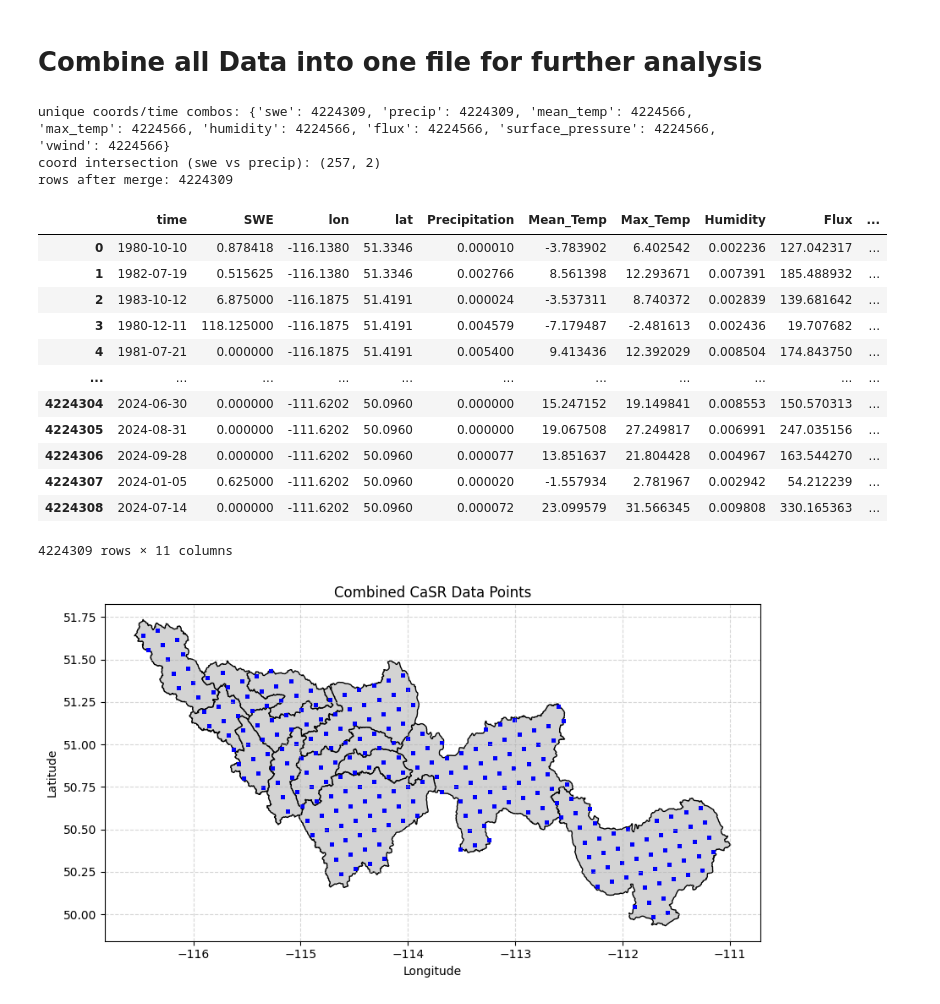
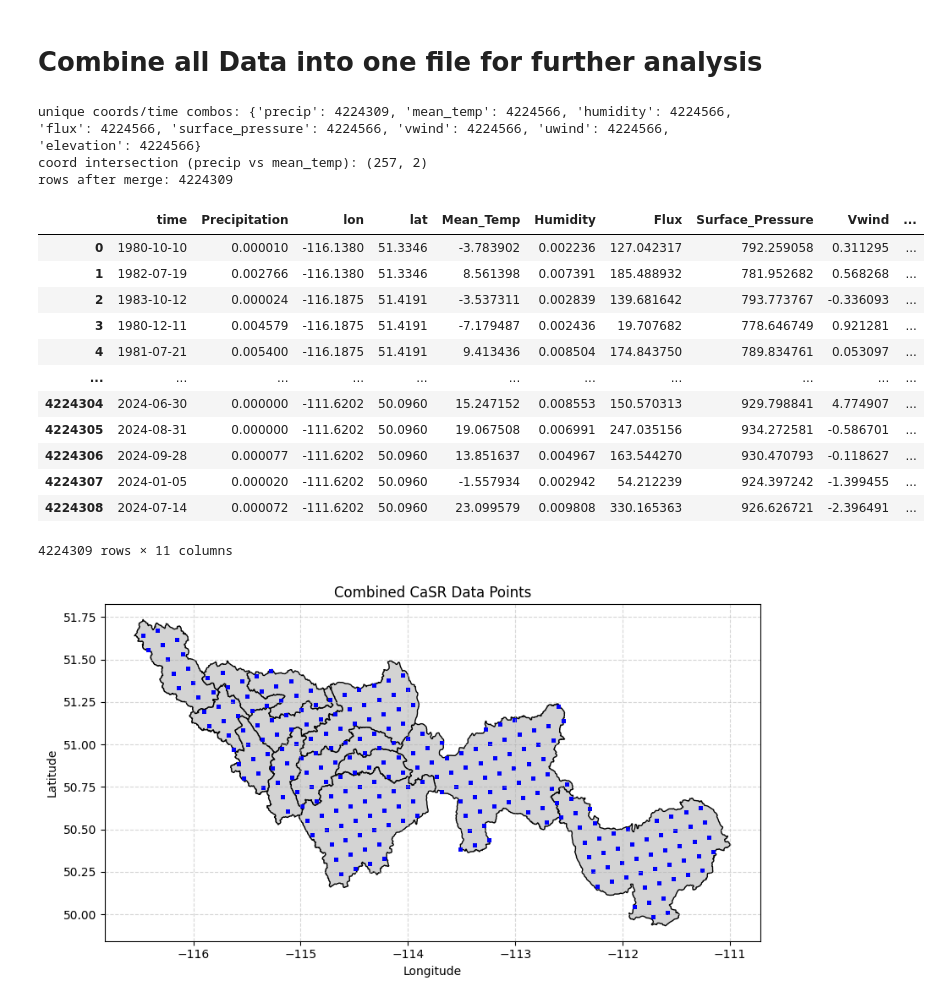
Before and after one commit to Nadiesenali/snowdroughtindex-main, a Jupyter notebook: notebooks/workflows/0.3_CaSR_data_preparation.ipynb, the cells around one changed output. Drawn from its saved outputs; the diff is of its cells as text; code cells hidden in the pictures.

```diff
--- a/notebooks/workflows/0.3_CaSR_data_preparation.ipynb
+++ b/notebooks/workflows/0.3_CaSR_data_preparation.ipynb
@@ -53,6 +53,9 @@ config = {
     'casr_flux_input_dir': project_root / 'data' / 'input_data' / 'CaSR_solar_flux',
     'casr_surface_pressure_input_dir': project_root / 'data' / 'input_data' / 'CaSR_surface_pressure',
     'casr_vwind_input_dir': project_root / 'data' / 'input_data' / 'CaSR_Vwind',
+    'casr_uwind_input_dir': project_root / 'data' / 'input_data' / 'CaSR_Uwind',
+    'casr_IRrad_input_dir': project_root / 'data' / 'input_data' / 'CaSR_IR_rad',
+    'casr_Gheight_input_dir': project_root / 'data' / 'input_data' / 'CaSR_Gheight',
     'shapefile_dir': project_root / 'data' / 'input_data' / 'shapefiles'/'BowRiverBasin'/'Bow_elevation_combined.shp',
     'combined_casr_dir': project_root / 'data' / 'output_data' / 'combined_casr'/'1980_2024',
     'elevation_windows_dir': project_root / 'data' / 'output_data' / 'elevation'/'1980_2024',
@@ -429,75 +531,75 @@ plt.show()
 # %% [markdown]
 # Combine all Data into one file for further analysis
 # %%
-swe_data = pd.read_csv(config['casr_SWE_input_dir'] / 'bow_swe_data_combined.csv')
 precip_data = pd.read_csv(config['casr_P_input_dir'] / 'bow_precip_data_combined.csv')
 mean_temp_data = pd.read_csv(config['casr_temp_input_dir'] / 'bow_temp_data_combined.csv')
-max_temp_data = pd.read_csv(config['casr_temp_input_dir'] / 'bow_max_temp_data_combined.csv')
 humidity_data = pd.read_csv(config['casr_humidity_input_dir'] / 'bow_humidity_data_combined.csv')
 flux_data = pd.read_csv(config['casr_flux_input_dir'] / 'bow_flux_data_combined.csv')
 surface_pressure_data = pd.read_csv(config['casr_surface_pressure_input_dir'] / 'bow_surface_pressure_data_combined.csv')
 vwind_data = pd.read_csv(config['casr_vwind_input_dir'] / 'bow_vwind_data_combined.csv')
+uwind_data = pd.read_csv(config['casr_uwind_input_dir'] / 'bow_uwind_data_combined.csv')
+elevation_data = pd.read_csv(config['casr_Gheight_input_dir'] / 'bow_Gheight_data_combined.csv')
 # %%
 # Prepare and merge multiple DataFrames on ['time','lon','lat'] sequentially.
 # Make sure time columns have consistent dtype and avoid duplicate measurement column names.
 
 # normalize time to daily (midnight) and coords to -180..180 rounded
-for df in [swe_data, precip_data, mean_temp_data, max_temp_data, humidity_data, flux_data, surface_pressure_data, vwind_data]:
+for df in [ precip_data, mean_temp_data, humidity_data, flux_data, surface_pressure_data, vwind_data, uwind_data, elevation_data]:
     df['time'] = pd.to_datetime(df['time']).dt.normalize()       # same datetime (midnight) for daily alignment
     df['lon']  = ((df['lon'] + 180) % 360) - 180
     df['lon']  = df['lon'].round(4)                              # choose precision that matches grid
     df['lat']  = df['lat'].round(4)
 
 # rename measurement columns
-swe_data   = swe_data.rename(columns={'CaSR_v3.1_P_SWE_LAND': 'SWE'})
 precip_data= precip_data.rename(columns={'CaSR_v3.1_A_PR24_SFC': 'Precipitation'})
 mean_temp  = mean_temp_data.rename(columns={'CaSR_v3.1_P_TT_1.5m': 'Mean_Temp'})
-max_temp   = max_temp_data.rename(columns={'CaSR_v3.1_P_TT_1.5m': 'Max_Temp'})
 humidity   = humidity_data.rename(columns={'CaSR_v3.1_P_HU_1.5m': 'Humidity'})
 flux       = flux_data.rename(columns={'CaSR_v3.1_P_FB_SFC': 'Flux'})
 surface_pressure = surface_pressure_data.rename(columns={'CaSR_v3.1_P_P0_SFC': 'Surface_Pressure'})
 vwind      = vwind_data.rename(columns={'CaSR_v3.1_P_VV_10m': 'Vwind'})
+uwind      = uwind_data.rename(columns={'CaSR_v3.1_P_UU_10m': 'Uwind'})
+elevation  = elevation_data.rename(columns={'CaSR_v3.1_P_GZ_SFC': 'Elevation'})
 
 # drop non-key columns that aren't needed for the merge (include surface_pressure)
-for df in [swe_data, precip_data, mean_temp, max_temp, humidity, flux, surface_pressure, vwind]:
+for df in [precip_data, mean_temp, humidity, flux, surface_pressure, vwind, uwind, elevation]:
     for c in ['geometry', 'rlat', 'rlon', 'rotated_pole']:
         if c in df.columns:
             df.drop(columns=c, inplace=True)
 
 # quick diagnostic before merging
-names = ['swe','precip','mean_temp','max_temp','humidity','flux','surface_pressure','vwind']
-dfs_for_diag = [swe_data, precip_data, mean_temp, max_temp, humidity, flux, surface_pressure, vwind]
+names = ['precip','mean_temp','humidity','flux','surface_pressure','vwind','uwind','elevation']
+dfs_for_diag = [precip_data, mean_temp, humidity, flux, surface_pressure, vwind, uwind, elevation]
 print("unique coords/time combos:",
       {name: df[['time','lat','lon']].drop_duplicates().shape[0]
        for name, df in zip(names, dfs_for_diag)})
-print("coord intersection (swe vs precip):",
-      pd.merge(swe_data[['lat','lon']].drop_duplicates(), precip_data[['lat','lon']].drop_duplicates(),
+print("coord intersection (precip vs mean_temp):",
+      pd.merge(precip_data[['lat','lon']].drop_duplicates(), mean_temp[['lat','lon']].drop_duplicates(),
                on=['lat','lon']).shape)
 
 # sequential inner merge (include surface_pressure)
-dfs = [swe_data, precip_data, mean_temp, max_temp, humidity, flux, surface_pressure, vwind]
+dfs = [precip_data, mean_temp, humidity, flux, surface_pressure, vwind, uwind, elevation]
 combined_data = dfs[0]
 for df in dfs[1:]:
     combined_data = pd.merge(combined_data, df, on=['time','lon','lat'], how='inner')
 
 print("rows after merge:", len(combined_data))
 display(combined_data)
 # %% [output]
-unique coords/time combos: {'swe': 4224309, 'precip': 4224309, 'mean_temp': 4224566, 'max_temp': 4224566, 'humidity': 4224566, 'flux': 4224566, 'surface_pressure': 4224566, 'vwind': 4224566}
-coord intersection (swe vs precip): (257, 2)
+unique coords/time combos: {'precip': 4224309, 'mean_temp': 4224566, 'humidity': 4224566, 'flux': 4224566, 'surface_pressure': 4224566, 'vwind': 4224566, 'uwind': 4224566, 'elevation': 4224566}
+coord intersection (precip vs mean_temp): (257, 2)
 rows after merge: 4224309
-|  | time | SWE | lon | lat | Precipitation | Mean_Temp | Max_Temp | Humidity | Flux | ... |
-| 0 | 1980-10-10 | 0.878418 | -116.1380 | 51.3346 | 0.000010 | -3.783902 | 6.402542 | 0.002236 | 127.042317 | ... |
-| 1 | 1982-07-19 | 0.515625 | -116.1380 | 51.3346 | 0.002766 | 8.561398 | 12.293671 | 0.007391 | 185.488932 | ... |
-| 2 | 1983-10-12 | 6.875000 | -116.1875 | 51.4191 | 0.000024 | -3.537311 | 8.740372 | 0.002839 | 139.681642 | ... |
-| 3 | 1980-12-11 | 118.125000 | -116.1875 | 51.4191 | 0.004579 | -7.179487 | -2.481613 | 0.002436 | 19.707682 | ... |
-| 4 | 1981-07-21 | 0.000000 | -116.1875 | 51.4191 | 0.005400 | 9.413436 | 12.392029 | 0.008504 | 174.843750 | ... |
+|  | time | Precipitation | lon | lat | Mean_Temp | Humidity | Flux | Surface_Pressure | Vwind | ... |
+| 0 | 1980-10-10 | 0.000010 | -116.1380 | 51.3346 | -3.783902 | 0.002236 | 127.042317 | 792.259058 | 0.311295 | ... |
+| 1 | 1982-07-19 | 0.002766 | -116.1380 | 51.3346 | 8.561398 | 0.007391 | 185.488932 | 781.952682 | 0.568268 | ... |
+| 2 | 1983-10-12 | 0.000024 | -116.1875 | 51.4191 | -3.537311 | 0.002839 | 139.681642 | 793.773767 | -0.336093 | ... |
+| 3 | 1980-12-11 | 0.004579 | -116.1875 | 51.4191 | -7.179487 | 0.002436 | 19.707682 | 778.646749 | 0.921281 | ... |
+| 4 | 1981-07-21 | 0.005400 | -116.1875 | 51.4191 | 9.413436 | 0.008504 | 174.843750 | 789.834761 | 0.053097 | ... |
 | ... | ... | ... | ... | ... | ... | ... | ... | ... | ... | ... |
-| 4224304 | 2024-06-30 | 0.000000 | -111.6202 | 50.0960 | 0.000000 | 15.247152 | 19.149841 | 0.008553 | 150.570313 | ... |
-| 4224305 | 2024-08-31 | 0.000000 | -111.6202 | 50.0960 | 0.000000 | 19.067508 | 27.249817 | 0.006991 | 247.035156 | ... |
-| 4224306 | 2024-09-28 | 0.000000 | -111.6202 | 50.0960 | 0.000077 | 13.851637 | 21.804428 | 0.004967 | 163.544270 | ... |
-| 4224307 | 2024-01-05 | 0.625000 | -111.6202 | 50.0960 | 0.000020 | -1.557934 | 2.781967 | 0.002942 | 54.212239 | ... |
-| 4224308 | 2024-07-14 | 0.000000 | -111.6202 | 50.0960 | 0.000072 | 23.099579 | 31.566345 | 0.009808 | 330.165363 | ... |
+| 4224304 | 2024-06-30 | 0.000000 | -111.6202 | 50.0960 | 15.247152 | 0.008553 | 150.570313 | 929.798841 | 4.774907 | ... |
+| 4224305 | 2024-08-31 | 0.000000 | -111.6202 | 50.0960 | 19.067508 | 0.006991 | 247.035156 | 934.272581 | -0.586701 | ... |
+| 4224306 | 2024-09-28 | 0.000077 | -111.6202 | 50.0960 | 13.851637 | 0.004967 | 163.544270 | 930.470793 | -0.118627 | ... |
+| 4224307 | 2024-01-05 | 0.000020 | -111.6202 | 50.0960 | -1.557934 | 0.002942 | 54.212239 | 924.397242 | -1.399455 | ... |
+| 4224308 | 2024-07-14 | 0.000072 | -111.6202 | 50.0960 | 23.099579 | 0.009808 | 330.165363 | 926.626721 | -2.396491 | ... |
 4224309 rows × 11 columns
 # %%
 # plot combined_data grid points on Bow river basin shapefile
```
Also changed, not shown: parts of 6 cells of this notebook, 1 other file.
